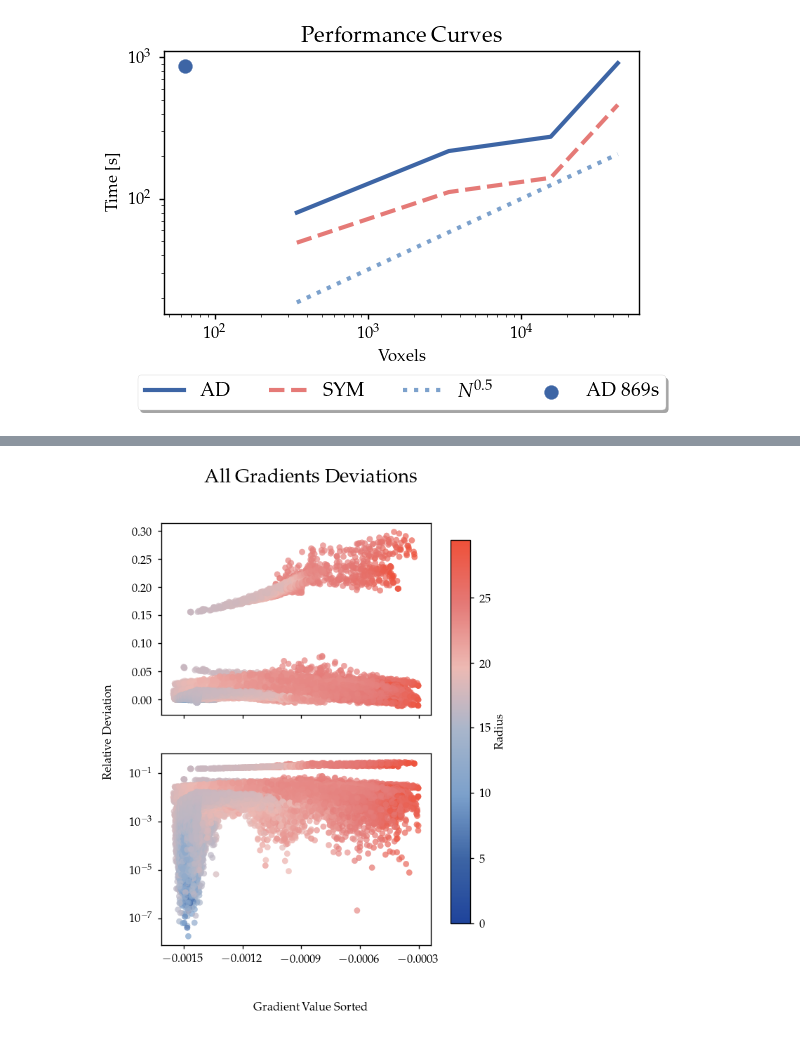
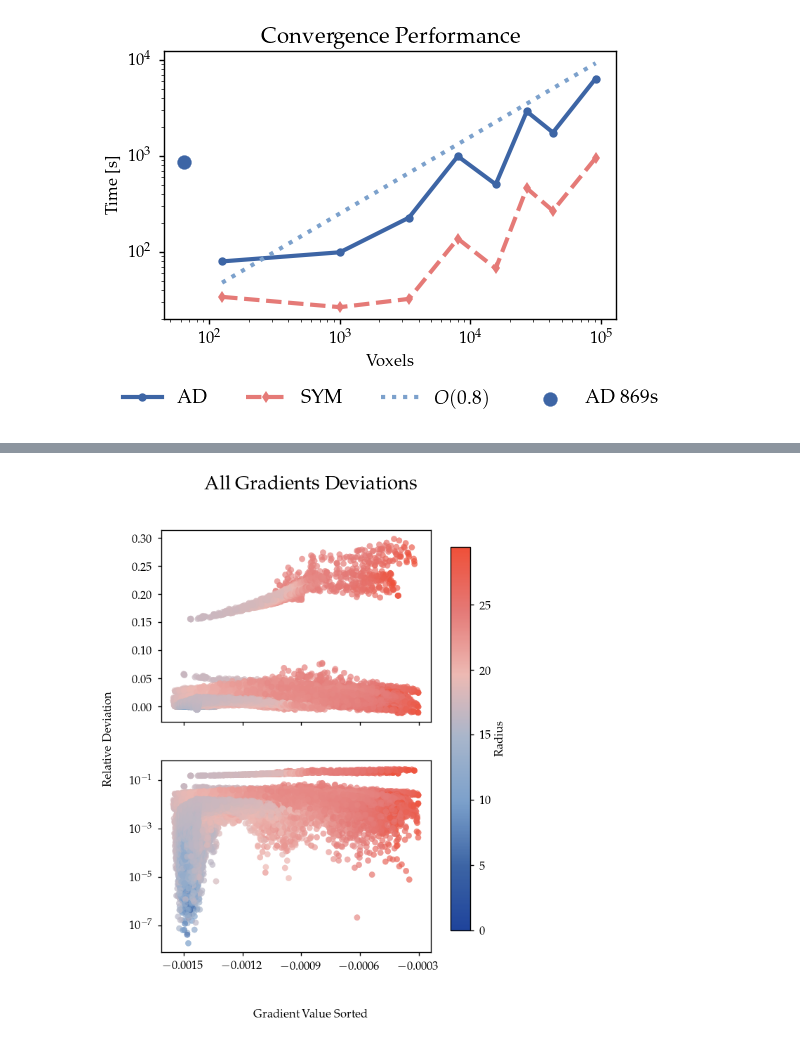
Before and after one commit to RubenDragland/XRD_CT, a Jupyter notebook: Results/data_analysis.ipynb, the cells around one changed output, grey strips where cells are left out. Saved outputs shown, nothing was run; the diff lists cells and outputs as text; code cells hidden in the pictures.

```diff
--- a/Results/data_analysis.ipynb
+++ b/Results/data_analysis.ipynb
@@ -26,17 +40,44 @@ symbolic_path = r"C:\Users\Bruker\OneDrive\Dokumenter\NTNU\XRD_CT\Results\thesis
 symbolic_1f17c8o = SH_Reconstruction(symbolic_path, dataset=False)
 AD_path = r"C:\Users\Bruker\OneDrive\Dokumenter\NTNU\XRD_CT\Results\thesis_res\result_Dummy_periodic_filter1_17cube_8off_0align_q17-40_all_again_AD_python.mat"
 AD_1f17c8o = SH_Reconstruction(AD_path, dataset=False)
-# %%
-sym_times = [49, symbolic.tot_time, symbolic_1f17c8o.tot_time, symbolic_1f27c8o.tot_time]
-AD_times = [80, AD.tot_time, AD_1f17c8o.tot_time, AD_1f27c8o.tot_time]
-sizes = [7, 15, 25, 35 ]
-AD_initially = [4, 869]
-
-# This plot can become real nice.
-
-plot_performance_curves(sizes, AD_times, sym_times, AD_initially, save=True, save_name="SH_performance_curves")
-# %% [output]
-[figure, removed]
+# %%
+sym_times = []
+AD_times = []
+
+paths = [
+r"C:\Users\Bruker\OneDrive\Dokumenter\NTNU\XRD_CT\Results\thesis_res\result_Dummy_periodic_filter1_5cube_0off_0align_q17-40_all_again_AD_python.mat",
+r"C:\Users\Bruker\OneDrive\Dokumenter\NTNU\XRD_CT\Results\thesis_res\result_Dummy_periodic_filter1_5cube_0off_0align_q17-40_all_again_symbolic.mat",
+r"C:\Users\Bruker\OneDrive\Dokumenter\NTNU\XRD_CT\Results\thesis_res\result_Dummy_periodic_filter1_10cube_0off_0align_q17-40_all_again_AD_python.mat",
+r"C:\Users\Bruker\OneDrive\Dokumenter\NTNU\XRD_CT\Results\thesis_res\result_Dummy_periodic_filter1_10cube_0off_0align_q17-40_all_again_symbolic.mat",
+r"C:\Users\Bruker\OneDrive\Dokumenter\NTNU\XRD_CT\Results\thesis_res\result_Dummy_periodic_filter1_11cube_4off_0align_q17-40_all_again_AD_python.mat",
+r"C:\Users\Bruker\OneDrive\Dokumenter\NTNU\XRD_CT\Results\thesis_res\result_Dummy_periodic_filter1_11cube_4off_0align_q17-40_all_again_symbolic.mat",
+r"C:\Users\Bruker\OneDrive\Dokumenter\NTNU\XRD_CT\Results\thesis_res\result_Dummy_periodic_filter1_17cube_8off_0align_q17-40_all_again_AD_python.mat",
+r"C:\Users\Bruker\OneDrive\Dokumenter\NTNU\XRD_CT\Results\thesis_res\result_Dummy_periodic_filter1_17cube_8off_0align_q17-40_all_again_symbolic.mat",
+r"C:\Users\Bruker\OneDrive\Dokumenter\NTNU\XRD_CT\Results\thesis_res\result_Dummy_periodic_filter1_20cube_0off_0align_q17-40_all_again_AD_python.mat",
+r"C:\Users\Bruker\OneDrive\Dokumenter\NTNU\XRD_CT\Results\thesis_res\result_Dummy_periodic_filter1_20cube_0off_0align_q17-40_all_again_symbolic.mat",
+r"C:\Users\Bruker\OneDrive\Dokumenter\NTNU\XRD_CT\Results\thesis_res\result_Dummy_periodic_filter1_27cube_8off_0align_q17-40_all_again_AD_python.mat",
+r"C:\Users\Bruker\OneDrive\Dokumenter\NTNU\XRD_CT\Results\thesis_res\result_Dummy_periodic_filter1_27cube_8off_0align_q17-40_all_again_symbolic.mat",
+r"C:\Users\Bruker\OneDrive\Dokumenter\NTNU\XRD_CT\Results\thesis_res\result_Dummy_periodic_filter1_30cube_0off_0align_q17-40_all_again_AD_python.mat",
+r"C:\Users\Bruker\OneDrive\Dokumenter\NTNU\XRD_CT\Results\thesis_res\result_Dummy_periodic_filter1_30cube_0off_0align_q17-40_all_again_symbolic.mat",
+r"C:\Users\Bruker\OneDrive\Dokumenter\NTNU\XRD_CT\Results\thesis_res\result_Dummy_periodic_filter1_37cube_8off_0align_q17-40_all_again_AD_python.mat",
+r"C:\Users\Bruker\OneDrive\Dokumenter\NTNU\XRD_CT\Results\thesis_res\result_Dummy_periodic_filter1_37cube_8off_0align_q17-40_all_again_symbolic.mat"]
+
+for i, path in enumerate(paths):
+    # path = r"C:\Users\Bruker\OneDrive\Dokumenter\NTNU\XRD_CT\Results\thesis_res\result_" + name
+    if i % 2 == 0:
+        AD_times.append(SH_Reconstruction(path, dataset=False).tot_time)
+    else:
+        sym_times.append(SH_Reconstruction(path, dataset=False).tot_time)
+
+
+sizes = np.array([5, 10, 15,20, 25, 30, 35, 45])
+AD_initially = [4, 869]
+
+# This plot can become real nice.
+
+plot_performance_curves(sizes, AD_times, sym_times, AD_initially = AD_initially, help_coeff = 1, help_line = 0.8, type="convergence", title= "Convergence Performance", save=False, save_name="SH_performance_curves")
+# %% [output]
+[figure, added]
 # %%
 Dummy_path = r"C:\Users\Bruker\OneDrive\Dokumenter\NTNU\XRD_CT\Data Sets\Dummy_periodic_filter1_27cube_8off_0align.mat"
 Dummy_1f27c8o = SH_Reconstruction(Dummy_path, dataset=True)
```
Also changed, not shown: parts of 7 cells of this notebook, 3 other files.
